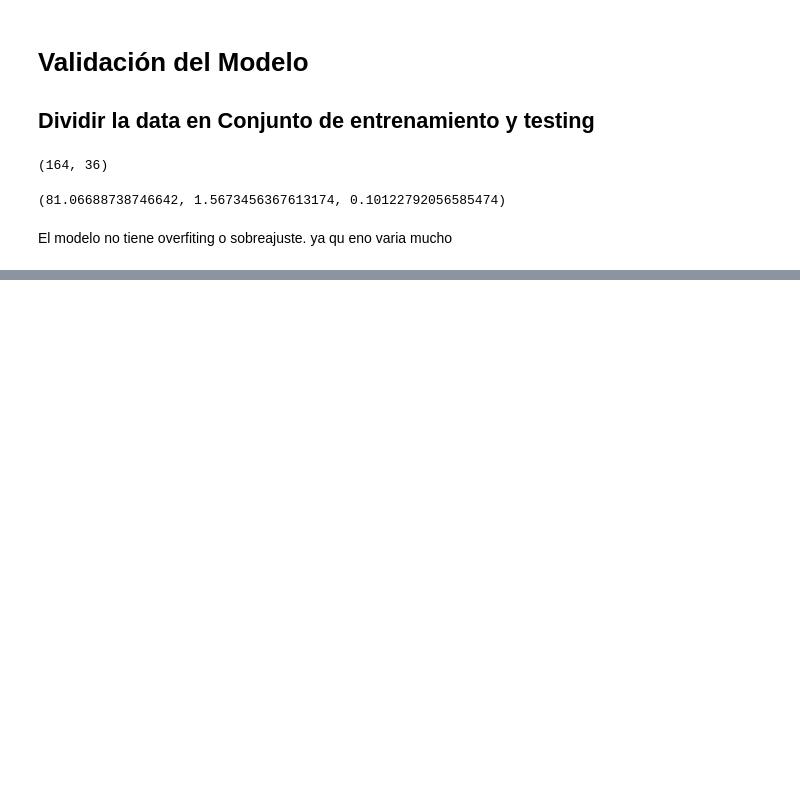
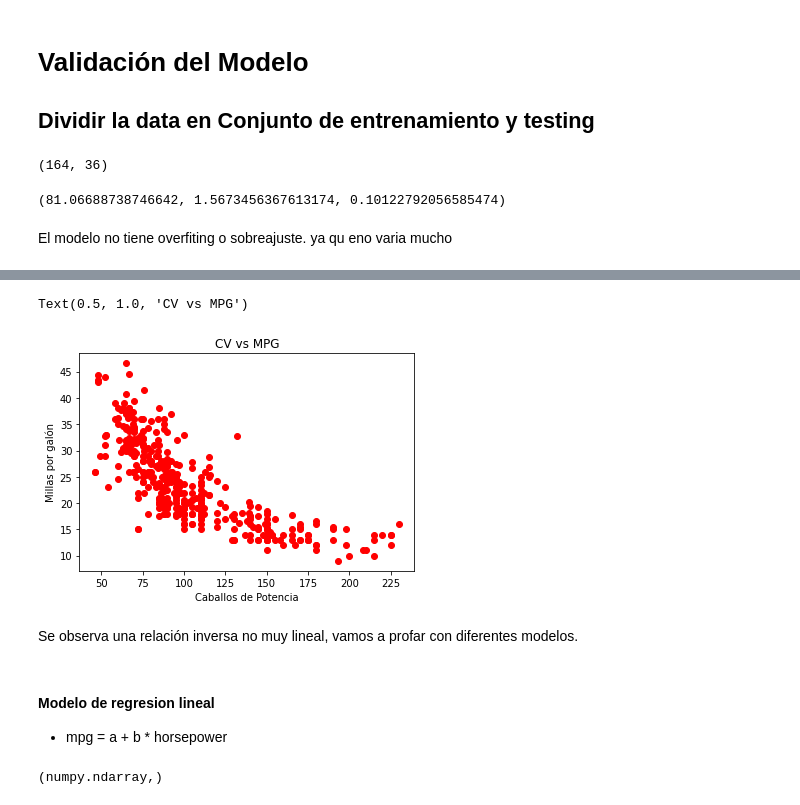
Before and after one commit to Denis-Yen/DataScience, a Jupyter notebook: 3_RegresiónLineal.ipynb, the cells around one changed output, grey strips where cells are left out. Saved outputs shown, nothing was run; the diff lists cells and outputs as text; code cells hidden in the pictures; blank space fills up the shorter version.

```diff
--- a/3_RegresiónLineal.ipynb
+++ b/3_RegresiónLineal.ipynb
@@ -363,0 +623,4 @@ El modelo no tiene overfiting o sobreajuste. ya qu eno varia mucho
+# %%
+import pandas as pd
+data_auto = pd.read_csv("/content/drive/MyDrive/Machine en Python  Udemy/Data/auto-mpg.csv")
+data_auto.head()
@@ -363,0 +634,18 @@ El modelo no tiene overfiting o sobreajuste. ya qu eno varia mucho
+# %%
+import matplotlib.pyplot as plt
+%matplotlib inline
+data_auto["mpg"] = data_auto["mpg"].dropna()
+data_auto["horsepower"] = data_auto["horsepower"].dropna()
+plt.plot(data_auto["horsepower"],data_auto["mpg"], "ro" )
+plt.xlabel("Caballos de Potencia")
+plt.ylabel("Millas por galón")
+plt.title("CV vs MPG")
+# %% [output]
+Text(0.5, 1.0, 'CV vs MPG')
+[figure, added]
+# %% [markdown]
+Se observa una relación inversa no muy lineal, vamos a profar con diferentes modelos.
+# %% [markdown]
+#### Modelo de regresion lineal
+
+* mpg = a + b * horsepower
@@ -363,0 +659,5 @@ El modelo no tiene overfiting o sobreajuste. ya qu eno varia mucho
+# %%
+type(X) # objeto de tipo series
+type(x_data), # Es un array ndimesional
+# %% [output]
+(numpy.ndarray,)
```
Also changed, not shown: parts of 67 cells of this notebook.
